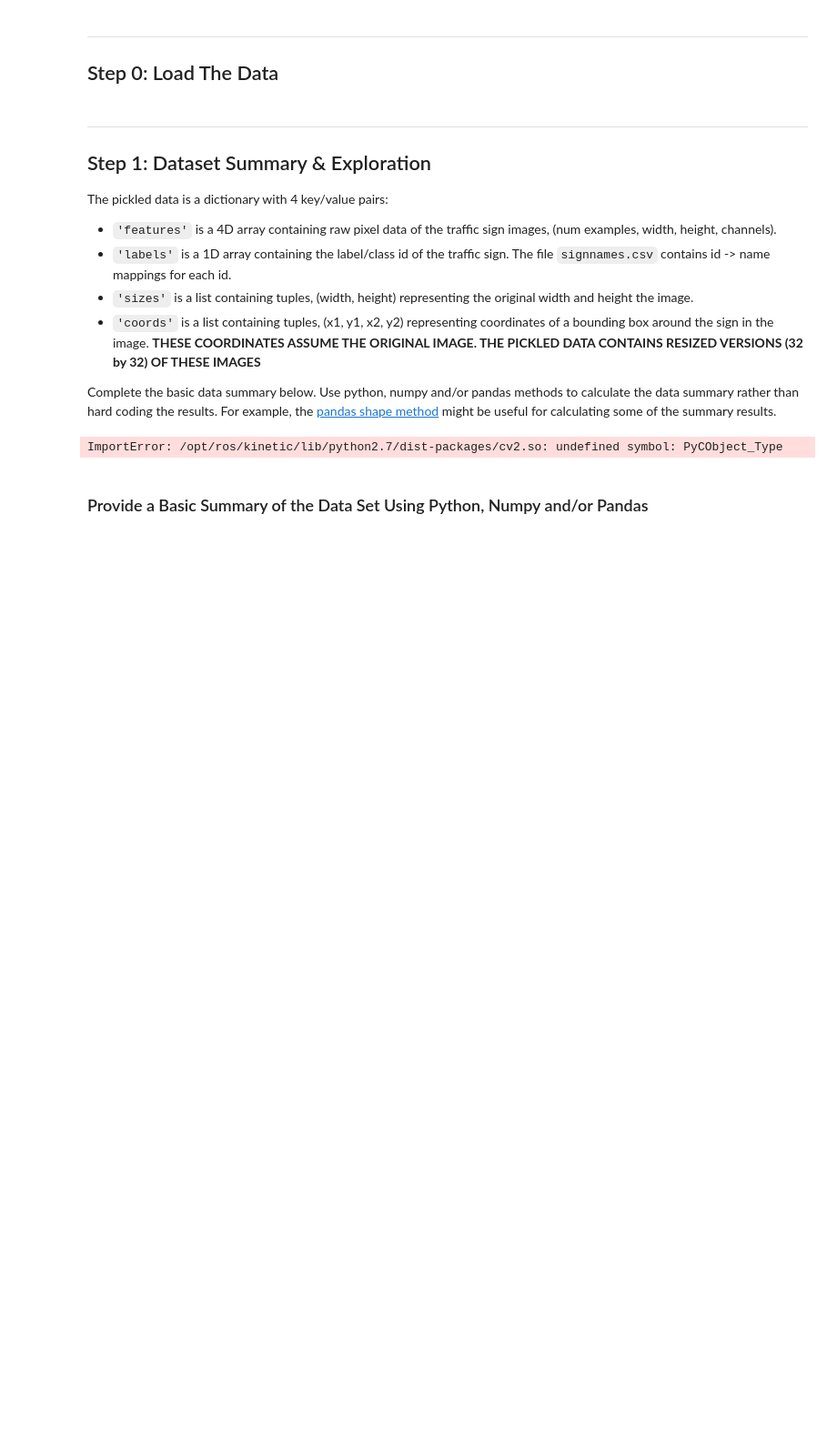
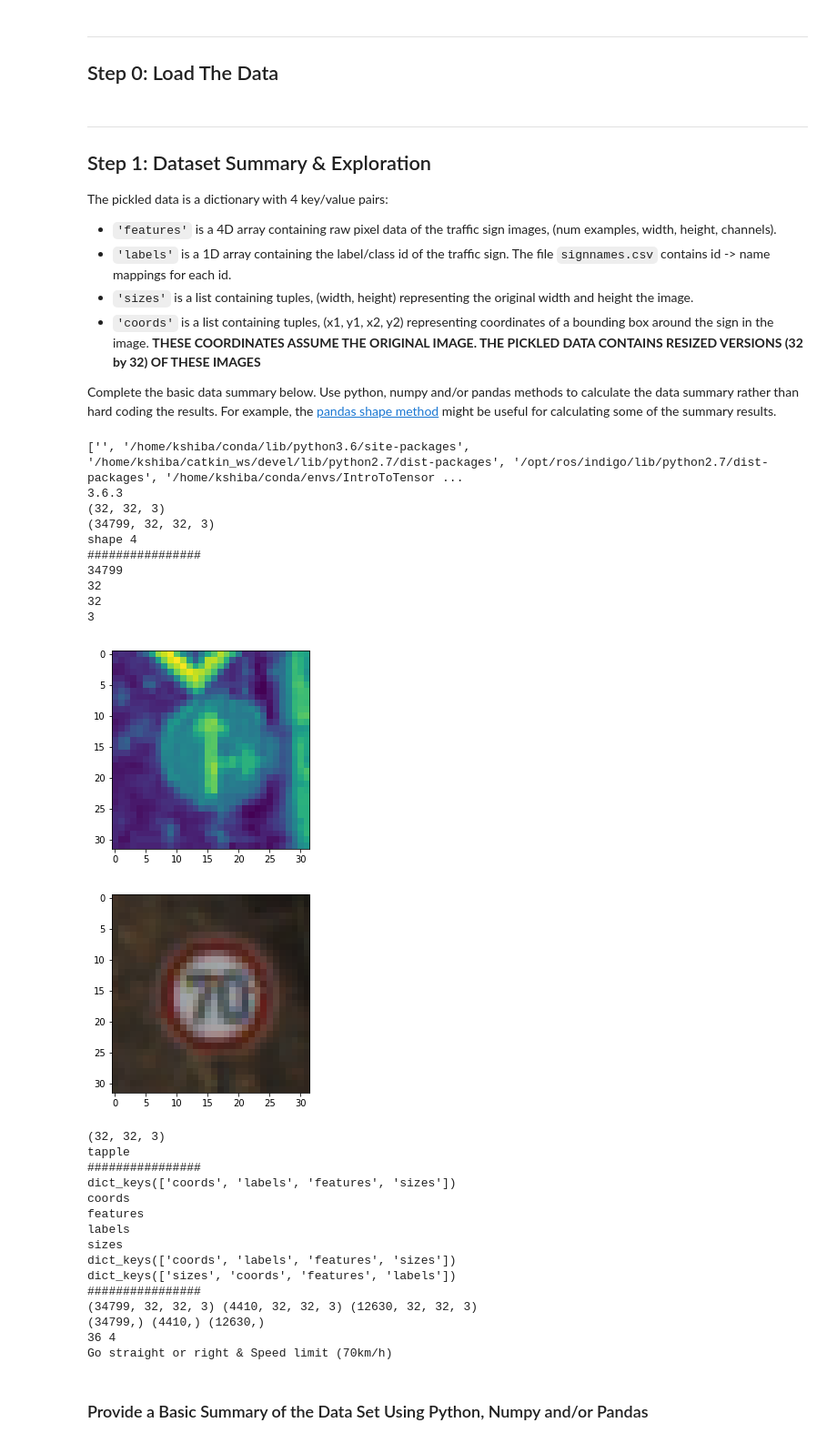
Before and after one commit to KSHIBA-HHQ/CarND-Traffic-Sign-Classifier-Project, a Jupyter notebook: Traffic_Sign_Classifier.ipynb, the cells around one changed output. Shown: that part at 91% size. Drawn from its saved outputs; the diff is of its cells as text; code cells hidden in the pictures; blank space fills up the shorter version.

```diff
--- a/Traffic_Sign_Classifier.ipynb
+++ b/Traffic_Sign_Classifier.ipynb
@@ -34,13 +34,21 @@ The pickled data is a dictionary with 4 key/value pairs:
 Complete the basic data summary below. Use python, numpy and/or pandas methods to calculate the data summary rather than hard coding the results. For example, the [pandas shape method](http://pandas.pydata.org/pandas-docs/stable/generated/pandas.DataFrame.shape.html) might be useful for calculating some of the summary results.
 # %%
 # coding: UTF-8
+import os
+print(os.sys.path)
+
 # Load pickled data
-import cv2
+
 import pickle
 import matplotlib.pyplot as plt
 
 import platform
 print(platform.python_version())
+
+import sys
+##sys.path.append('/usr/local/lib/python2.7/site-packages')
+sys.path.append('/home/kshiba/conda/lib/python3.6/site-packages')
+import cv2
 
 
 # TODO: Fill this in based on where you saved the training and testing data
@@ -90,34 +98,60 @@ if  X_train.shape[1:3]==(32,32):
      print('tapple')
 else:
      print('other')
 print('################')
 print(train.keys())
 for i in range(len(train.keys())):
     print(sorted(train.keys())[i])
 
 print(valid.keys())
 print(test.keys())
 print('################')
 
 
 print(X_train.shape,X_valid.shape,X_test.shape)
 print(y_train.shape,y_valid.shape,y_test.shape)
 print(y_train[1000],y_valid[1000],)
 
 xlist=[]
 import csv
 with open('signnames.csv', 'r') as f:
     reader = csv.reader(f) # リストで読まれる
     header = next(reader)  # ヘッダーを読み飛ばしたい時
 
     for row in reader:
         xlist.append(row)
         #print(row[0],row[1])
         #print(row)
 
 print(xlist[y_train[1000]][1],'&',xlist[y_valid[1000]][1])
 # %% [output]
-ImportError: /opt/ros/kinetic/lib/python2.7/dist-packages/cv2.so: undefined symbol: PyCObject_Type
+['', '/home/kshiba/conda/lib/python3.6/site-packages', '/home/kshiba/catkin_ws/devel/lib/python2.7/dist-packages', '/opt/ros/indigo/lib/python2.7/dist-packages', '/home/kshiba/conda/envs/IntroToTensor ...
+3.6.3
+(32, 32, 3)
+(34799, 32, 32, 3)
+shape 4
+################
+34799
+32
+32
+3
+[figure, added]
+[figure, added]
+(32, 32, 3)
+tapple
+################
+dict_keys(['coords', 'labels', 'features', 'sizes'])
+coords
+features
+labels
+sizes
+dict_keys(['coords', 'labels', 'features', 'sizes'])
+dict_keys(['sizes', 'coords', 'features', 'labels'])
+################
+(34799, 32, 32, 3) (4410, 32, 32, 3) (12630, 32, 32, 3)
+(34799,) (4410,) (12630,)
+36 4
+Go straight or right & Speed limit (70km/h)
 # %% [markdown]
 ### Provide a Basic Summary of the Data Set Using Python, Numpy and/or Pandas
 # %%
```
Also changed, not shown: parts of 1 cell of this notebook.
